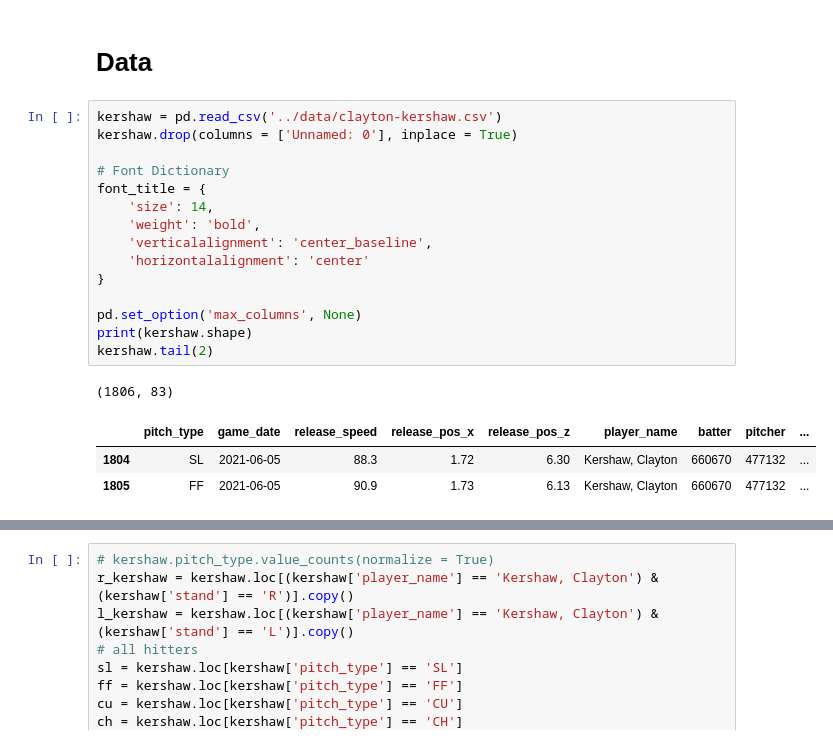
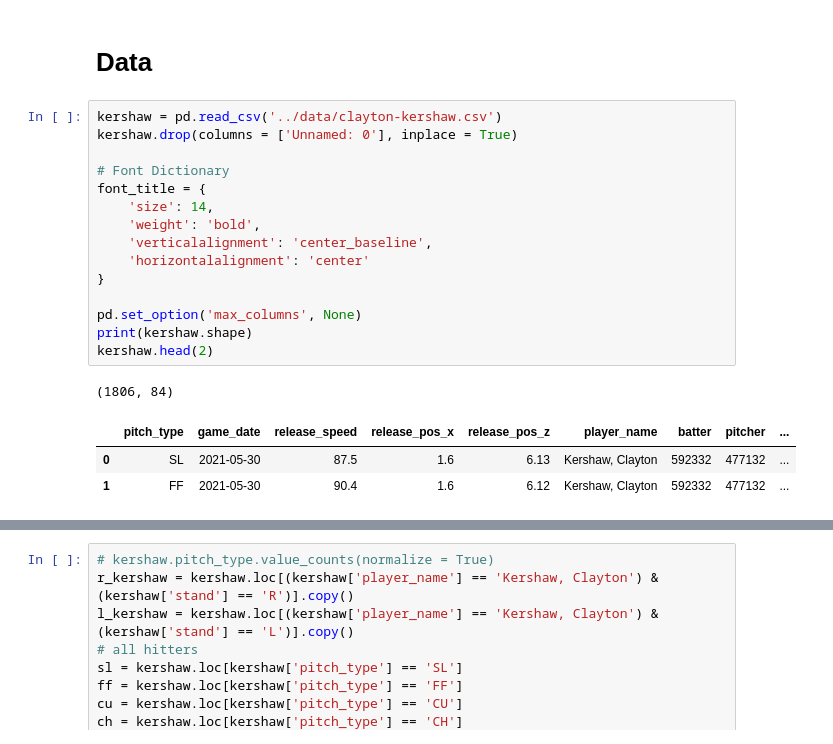
Before and after one commit to anthonyzurke/player-analysis, a Jupyter notebook: pitchers/kershaw-scoutingreport.ipynb, the cells around one changed output, grey strips where cells are left out. Cells and saved outputs as stored; diff of their text form.

```diff
--- a/pitchers/kershaw-scoutingreport.ipynb
+++ b/pitchers/kershaw-scoutingreport.ipynb
@@ -41,20 +41,20 @@ warnings.filterwarnings('ignore')
 # %%
 kershaw = pd.read_csv('../data/clayton-kershaw.csv')
 kershaw.drop(columns = ['Unnamed: 0'], inplace = True)
 
 # Font Dictionary
 font_title = {
     'size': 14,
     'weight': 'bold',
     'verticalalignment': 'center_baseline',
     'horizontalalignment': 'center'
 }
 
 pd.set_option('max_columns', None)
 print(kershaw.shape)
-kershaw.tail(2)
+kershaw.head(2)
 # %% [output]
-(1806, 83)
+(1806, 84)
 |  | pitch_type | game_date | release_speed | release_pos_x | release_pos_z | player_name | batter | pitcher | ... |
-| 1804 | SL | 2021-06-05 | 88.3 | 1.72 | 6.30 | Kershaw, Clayton | 660670 | 477132 | ... |
-| 1805 | FF | 2021-06-05 | 90.9 | 1.73 | 6.13 | Kershaw, Clayton | 660670 | 477132 | ... |
+| 0 | SL | 2021-05-30 | 87.5 | 1.6 | 6.13 | Kershaw, Clayton | 592332 | 477132 | ... |
+| 1 | FF | 2021-05-30 | 90.4 | 1.6 | 6.12 | Kershaw, Clayton | 592332 | 477132 | ... |
```
Also changed, not shown: parts of 15 cells of this notebook, 6 other files.
